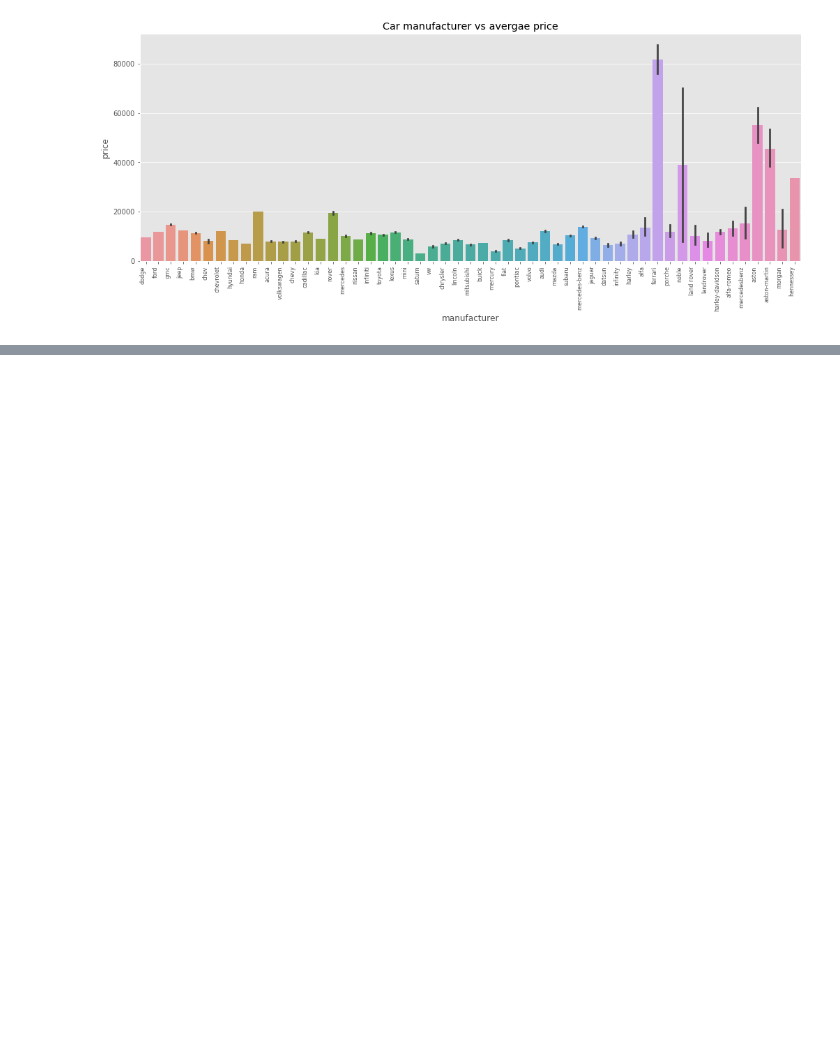
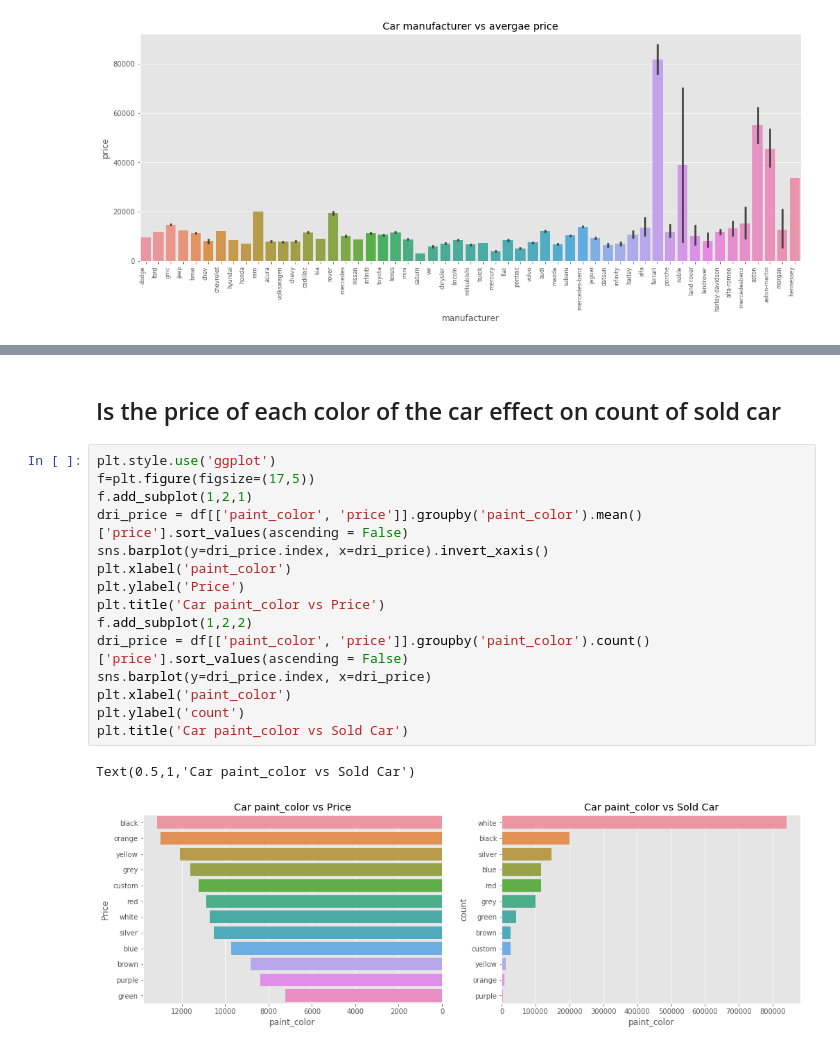
Before and after one commit to TunggalMAT/Exercise, a Jupyter notebook: craigslistVehiclesFull_Tunggal.ipynb, the cells around one changed output, grey strips where cells are left out. Saved outputs shown, nothing was run; the diff lists cells and outputs as text; blank space fills up the shorter version.

```diff
--- a/craigslistVehiclesFull_Tunggal.ipynb
+++ b/craigslistVehiclesFull_Tunggal.ipynb
@@ -435,0 +479,20 @@ plt.title("Car manufacturer vs avergae price");
+# %% [markdown]
+## Is the price of each color of the car effect on count of sold car
+# %%
+plt.style.use('ggplot')
+f=plt.figure(figsize=(17,5))
+f.add_subplot(1,2,1)
+dri_price = df[['paint_color', 'price']].groupby('paint_color').mean()['price'].sort_values(ascending = False)
+sns.barplot(y=dri_price.index, x=dri_price).invert_xaxis()
+plt.xlabel('paint_color')
+plt.ylabel('Price')
+plt.title('Car paint_color vs Price')
+f.add_subplot(1,2,2)
+dri_price = df[['paint_color', 'price']].groupby('paint_color').count()['price'].sort_values(ascending = False)
+sns.barplot(y=dri_price.index, x=dri_price)
+plt.xlabel('paint_color')
+plt.ylabel('count')
+plt.title('Car paint_color vs Sold Car')
+# %% [output]
+Text(0.5,1,'Car paint_color vs Sold Car')
+[figure, added]
```
Also changed, not shown: parts of 22 cells of this notebook, 1 other file.
